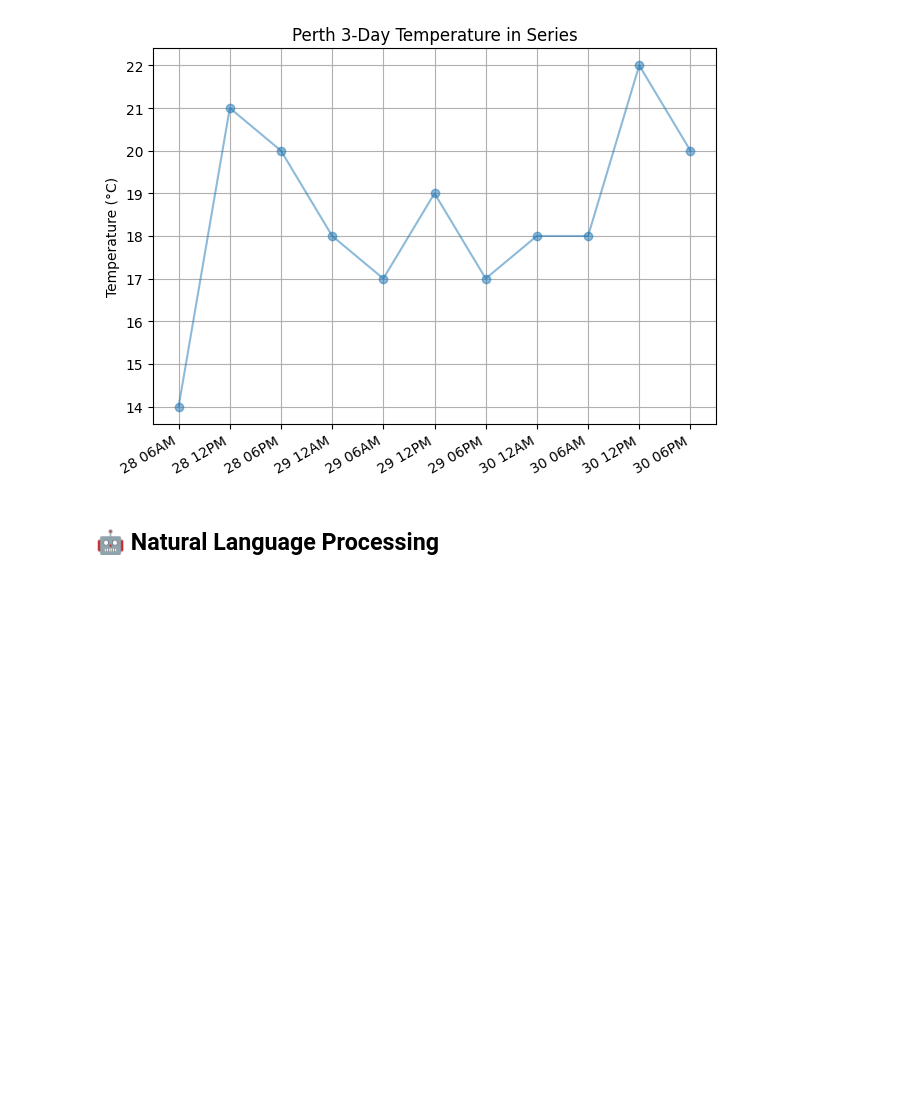
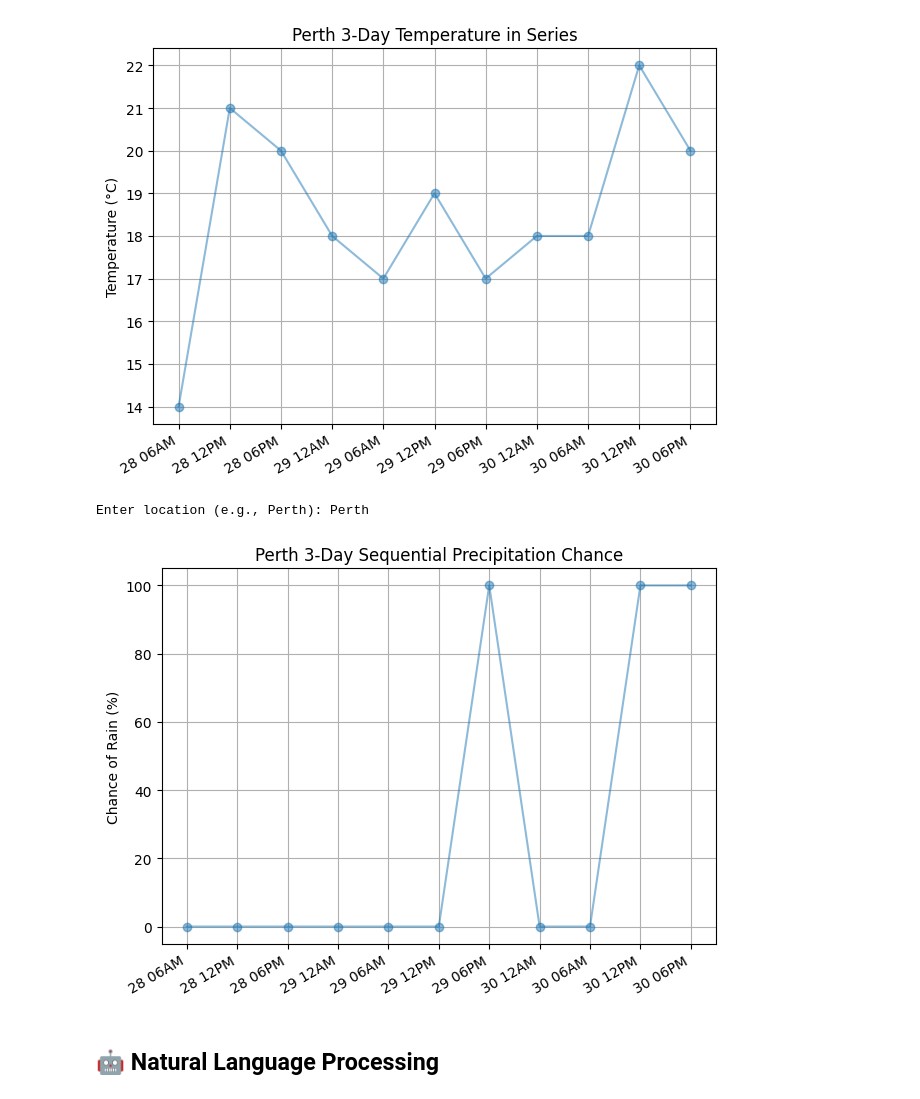
Before and after one commit to NekoFang/ISYS2001, a Jupyter notebook: James.Duong_weatherwise_notebook.ipynb, the cells around one changed output. Cells and saved outputs as stored; diff of their text form; code cells hidden in the pictures; blank space fills up the shorter version.

Commit message:
Added: 3 day precipitation visualisation in time series
No natural language interface, limited menu, no additional optimisation

```diff
--- a/James.Duong_weatherwise_notebook.ipynb
+++ b/James.Duong_weatherwise_notebook.ipynb
@@ -198,6 +198,79 @@ def create_precipitation_visualisation(weather_data, output_type='display'):
         Otherwise, displays the visualisation in the notebook
     """
     pass
+# %%
+import requests
+import matplotlib.pyplot as plt
+import matplotlib.dates as mdates
+from datetime import datetime
+
+def fetch_weather_data(location):
+    """Fetch JSON weather data for the given location from wttr.in."""
+    url = f"https://wttr.in/{location}?format=j1"
+    try:
+        response = requests.get(url, timeout=10)
+        response.raise_for_status()
+        return response.json()
+    except requests.RequestException as e:
+        print(f"[Error] Could not fetch weather data: {e}")
+        return None
+
+def extract_sequential_precipitation(data, days=3):
+    """
+    Build a sequential time series of precipitation chance at 6 AM, 12 PM, 6 PM, and midnight
+    across `days` days.
+    """
+    time_codes = ['600', '1200', '1800', '0']
+    datetimes = []
+    precip_chances = []
+    weather_days = data.get('weather', [])[:days]
+
+    for i, day in enumerate(weather_days):
+        for code in time_codes:
+            if code == '0':  # midnight belongs to the next day
+                if i + 1 < len(weather_days):
+                    next_day = weather_days[i + 1]
+                    dt = datetime.strptime(f"{next_day['date']} 0000", "%Y-%m-%d %H%M")
+                    entry = next((h for h in next_day['hourly'] if h.get('time') == '0'), None)
+                else:
+                    continue
+            else:
+                dt = datetime.strptime(f"{day['date']} {code.zfill(4)}", "%Y-%m-%d %H%M")
+                entry = next((h for h in day['hourly'] if h.get('time') == code), None)
+            if entry:
+                datetimes.append(dt)
+                # Extract precipitation chance (chanceofrain)
+                precip_chances.append(int(entry.get('chanceofrain', 0)))
+
+    return datetimes, precip_chances
+
+def plot_sequential_precipitation(location, days=3):
+    data = fetch_weather_data(location)
+    if not data:
+        return
+
+    times, precip = extract_sequential_precipitation(data, days)
+
+    fig, ax = plt.subplots()
+    ax.plot(times, precip, marker='o', alpha=0.5)
+    ax.set_title(f"{location} {days}-Day Sequential Precipitation Chance")
+    ax.set_ylabel("Chance of Rain (%)")
+    ax.xaxis.set_major_formatter(mdates.DateFormatter('%d %I%p'))
+    ax.set_xticks(times)
+    fig.autofmt_xdate()
+    ax.grid(True)
+    plt.tight_layout()
+    plt.show()
+
+def main():
+    loc = input("Enter location (e.g., Perth): ")
+    plot_sequential_precipitation(loc)
+
+if __name__ == "__main__":
+    main()
+# %% [output]
+Enter location (e.g., Perth): Perth
+[figure, added]
 # %% [markdown]
 ## 🤖 Natural Language Processing
 # %%
```
Also changed, not shown: parts of 1 cell of this notebook.
